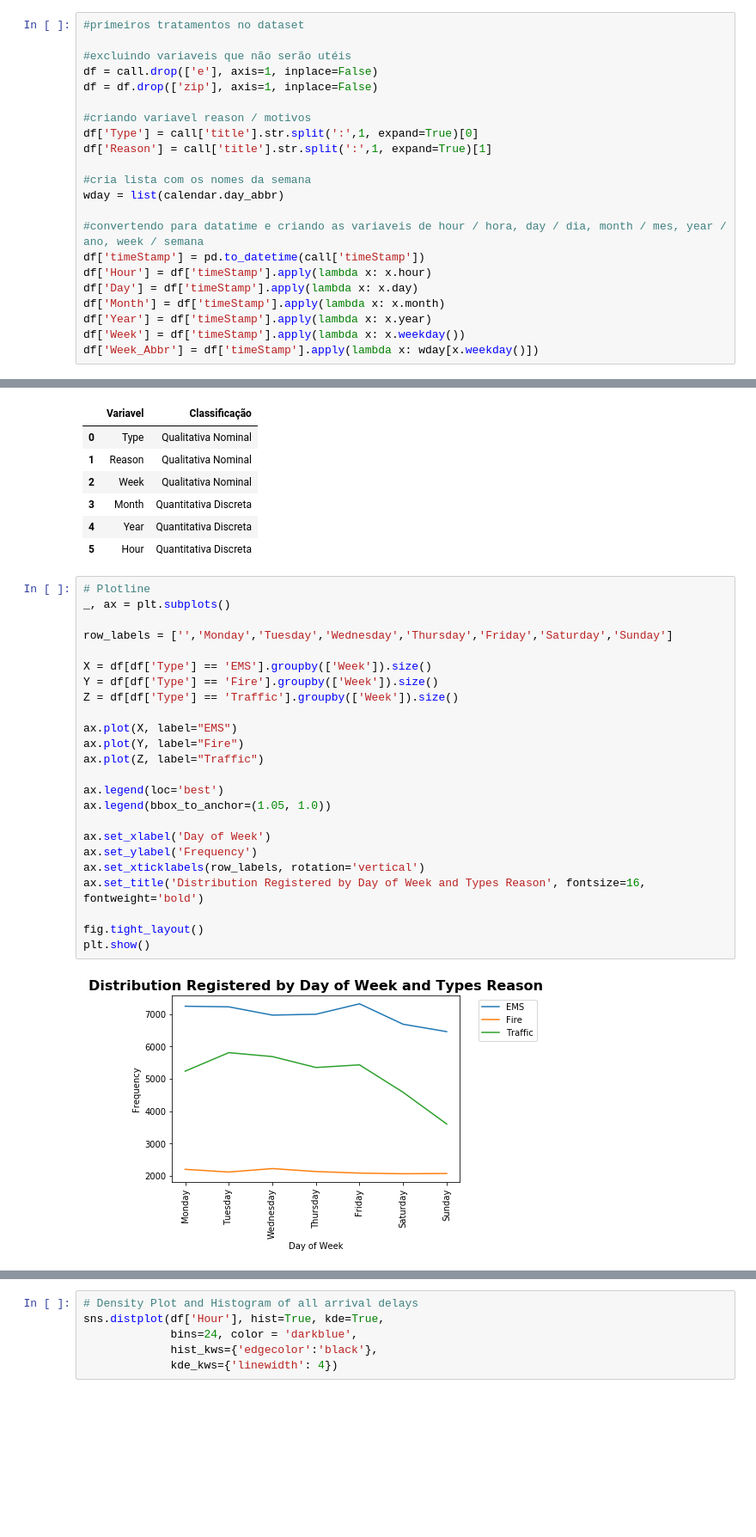
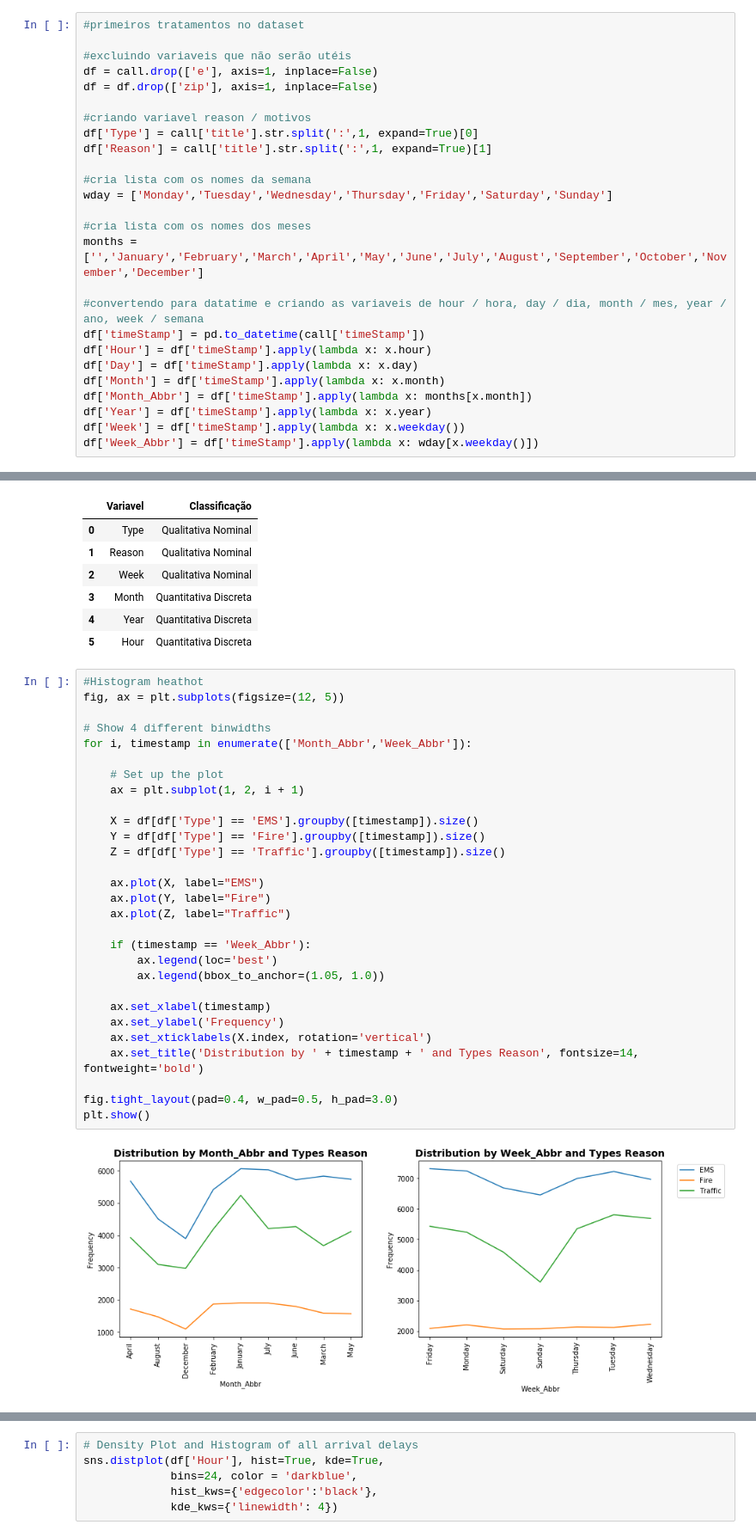
Before and after one commit to aabrantes/datascience, a Jupyter notebook: Trabalho_Apresentação.ipynb, the cells around one changed output, grey strips where cells are left out. Shown: that part at 86% size. Saved outputs shown, nothing was run; the diff lists cells and outputs as text; blank space fills up the shorter version.

```diff
--- a/Trabalho_Apresentação.ipynb
+++ b/Trabalho_Apresentação.ipynb
@@ -39,13 +39,17 @@ df['Type'] = call['title'].str.split(':',1, expand=True)[0]
 df['Reason'] = call['title'].str.split(':',1, expand=True)[1]
 
 #cria lista com os nomes da semana
-wday = list(calendar.day_abbr)
+wday = ['Monday','Tuesday','Wednesday','Thursday','Friday','Saturday','Sunday']
+
+#cria lista com os nomes dos meses
+months = ['','January','February','March','April','May','June','July','August','September','October','November','December']
 
 #convertendo para datatime e criando as variaveis de hour / hora, day / dia, month / mes, year / ano, week / semana
 df['timeStamp'] = pd.to_datetime(call['timeStamp'])
 df['Hour'] = df['timeStamp'].apply(lambda x: x.hour)
 df['Day'] = df['timeStamp'].apply(lambda x: x.day)
 df['Month'] = df['timeStamp'].apply(lambda x: x.month)
+df['Month_Abbr'] = df['timeStamp'].apply(lambda x: months[x.month])
 df['Year'] = df['timeStamp'].apply(lambda x: x.year)
 df['Week'] = df['timeStamp'].apply(lambda x: x.weekday())
 df['Week_Abbr'] = df['timeStamp'].apply(lambda x: wday[x.weekday()])
@@ -72,31 +76,36 @@ variaveis
 | 4 | Year | Quantitativa Discreta |
 | 5 | Hour | Quantitativa Discreta |
 # %%
-# Plotline
-_, ax = plt.subplots()
+#Histogram heathot
+fig, ax = plt.subplots(figsize=(12, 5))
 
-row_labels = ['','Monday','Tuesday','Wednesday','Thursday','Friday','Saturday','Sunday']
+# Show 4 different binwidths
+for i, timestamp in enumerate(['Month_Abbr','Week_Abbr']):
 
-X = df[df['Type'] == 'EMS'].groupby(['Week']).size()
-Y = df[df['Type'] == 'Fire'].groupby(['Week']).size()
-Z = df[df['Type'] == 'Traffic'].groupby(['Week']).size()
+    # Set up the plot
+    ax = plt.subplot(1, 2, i + 1)
 
-ax.plot(X, label="EMS")
-ax.plot(Y, label="Fire")
-ax.plot(Z, label="Traffic")
+    X = df[df['Type'] == 'EMS'].groupby([timestamp]).size()
+    Y = df[df['Type'] == 'Fire'].groupby([timestamp]).size()
+    Z = df[df['Type'] == 'Traffic'].groupby([timestamp]).size()
 
-ax.legend(loc='best')
-ax.legend(bbox_to_anchor=(1.05, 1.0))
+    ax.plot(X, label="EMS")
+    ax.plot(Y, label="Fire")
+    ax.plot(Z, label="Traffic")
 
-ax.set_xlabel('Day of Week')
-ax.set_ylabel('Frequency')
-ax.set_xticklabels(row_labels, rotation='vertical')
-ax.set_title('Distribution Registered by Day of Week and Types Reason', fontsize=16, fontweight='bold')
+    if (timestamp == 'Week_Abbr'):
+        ax.legend(loc='best')
+        ax.legend(bbox_to_anchor=(1.05, 1.0))
 
-fig.tight_layout()
+    ax.set_xlabel(timestamp)
+    ax.set_ylabel('Frequency')
+    ax.set_xticklabels(X.index, rotation='vertical')
+    ax.set_title('Distribution by ' + timestamp + ' and Types Reason', fontsize=14, fontweight='bold')
+
+fig.tight_layout(pad=0.4, w_pad=0.5, h_pad=3.0)
 plt.show()
 # %% [output]
-[figure, old version]
+[figure, new version]
 # %%
 # Histogram
 # Show 4 different binwidths
```
Also changed, not shown: parts of 3 cells of this notebook.
